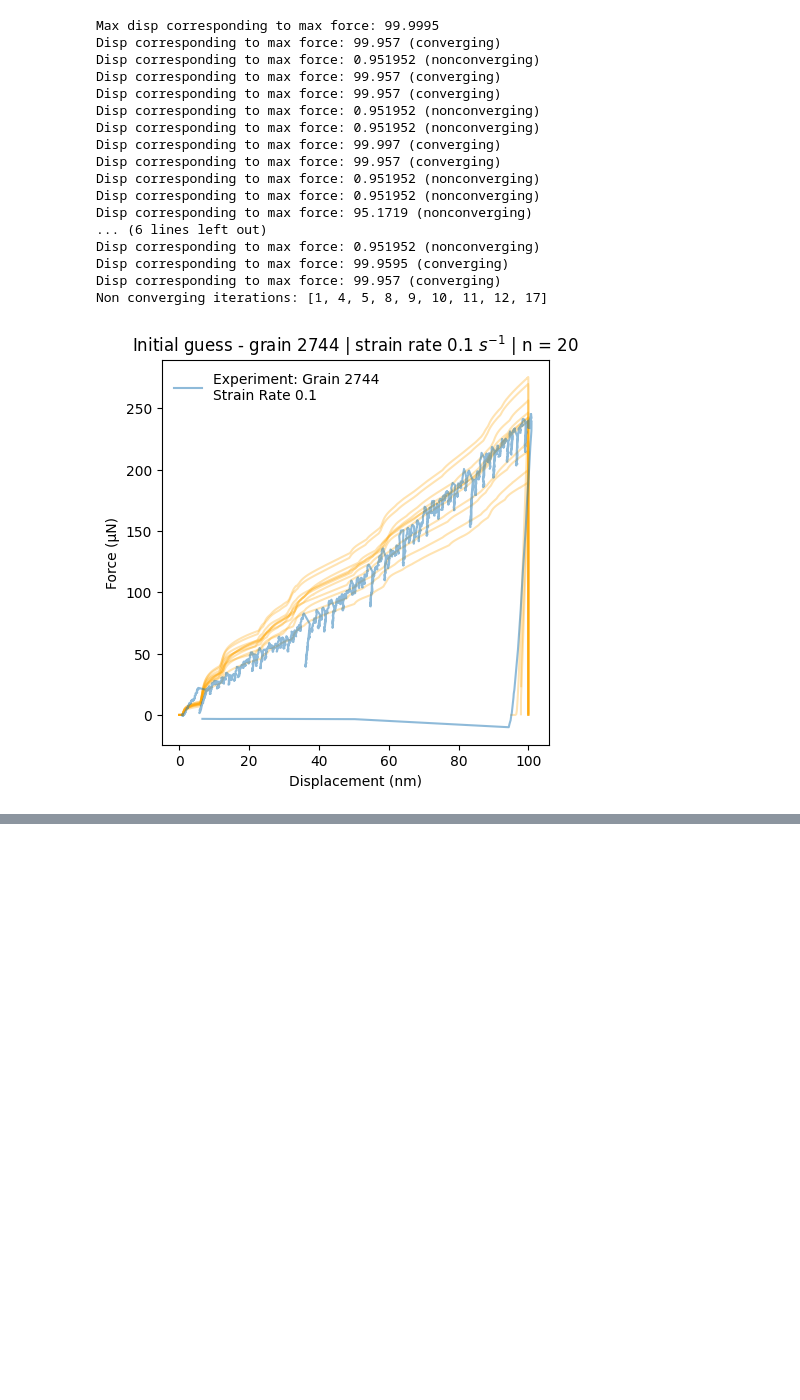
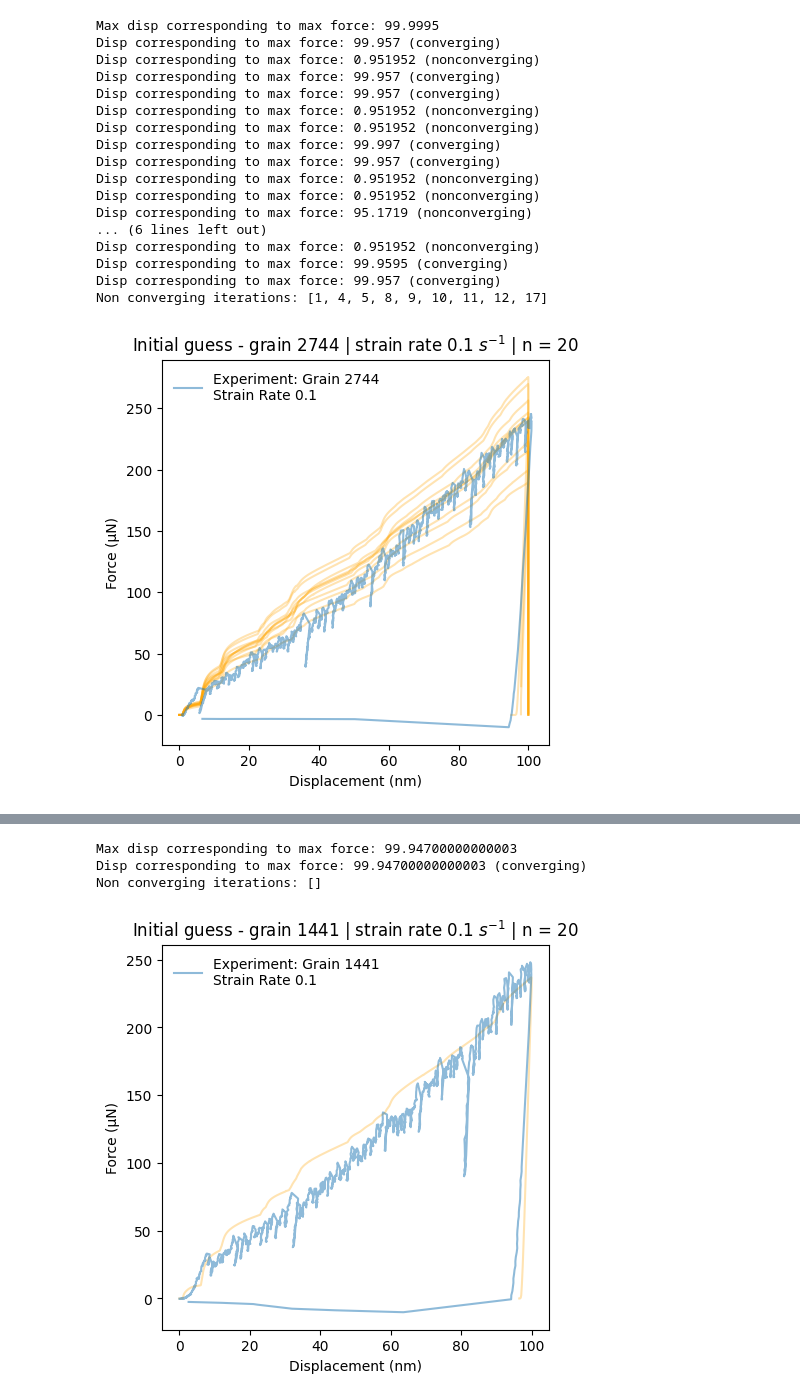
Before and after one commit to LianjGroup/Abaqus-Nanoindentation-Project, a Jupyter notebook: notebooks/plot_FD_Curves_initial.ipynb, the cells around one changed output, grey strips where cells are left out. Saved outputs shown, nothing was run; the diff lists cells and outputs as text; code cells hidden in the pictures; blank space fills up the shorter version.

Commit message:
fixing the unit problem

```diff
--- a/notebooks/plot_FD_Curves_initial.ipynb
+++ b/notebooks/plot_FD_Curves_initial.ipynb
@@ -255,3 +257,60 @@ Disp corresponding to max force: 98.9667 (converging)
 Disp corresponding to max force: 99.97919999999999 (converging)
 Non converging iterations: [1, 3, 4, 5, 8, 9, 12, 14, 17]
 [figure]
+# %%
+FD_Curves = np.load(f"{resultPath}/grain_1441_sr_0p1/iteration/common/FD_Curves.npy", allow_pickle=True).tolist()
+
+# Converting the unit
+for params, dispForce in FD_Curves.items():
+    dispForce["displacement"] = dispForce["displacement"] * 1e9
+    dispForce["force"] = dispForce["force"] * 1e6
+
+maxDispCorrespondingToMaxForce = -np.inf
+
+for params, dispForce in FD_Curves.items():
+    disp = dispForce["displacement"]
+    force = dispForce["force"]
+    if maxDispCorrespondingToMaxForce < disp[np.argmax(force)]:
+        maxDispCorrespondingToMaxForce = disp[np.argmax(force)]
+
+print(f"Max disp corresponding to max force: {maxDispCorrespondingToMaxForce}")
+
+nonconverging_iters = []
+
+for i, (params, dispForce) in enumerate(FD_Curves.items()):
+    disp = dispForce["displacement"]
+    force = dispForce["force"]
+    dispCorrespondingToMaxForce = disp[np.argmax(force)]
+    if dispCorrespondingToMaxForce < maxDispCorrespondingToMaxForce - 2:
+        nonconverging_iters.append(i)
+        print(f"Disp corresponding to max force: {disp[np.argmax(force)]} (nonconverging)")
+    else:
+        print(f"Disp corresponding to max force: {disp[np.argmax(force)]} (converging)")
+        # plt.plot(disp, force, color="orange", alpha=0.3)
+
+plt.figure(figsize=(5,5))
+
+for i, (params, dispForce) in enumerate(FD_Curves.items()):
+    disp = dispForce["displacement"]
+    force = dispForce["force"]
+    if i not in nonconverging_iters:
+        plt.plot(disp, force, color="orange", alpha=0.3)
+
+data = pd.read_excel(f"{targetPath}/grain_1441_sr_0p1/FD_Curve.xlsx", engine='openpyxl')
+
+expForce = data["force/microN"]
+expDisplacement = data["displacement/nm"]
+
+plt.plot(expDisplacement, expForce, label=f"Experiment: Grain 1441\nStrain Rate 0.1", alpha=0.5)
+plt.xlabel("Displacement (nm)")
+plt.ylabel("Force (µN)")
+plt.legend(frameon=False)
+
+plt.title(r"Initial guess - grain 1441 | strain rate 0.1 $s^{-1}$ | n = 20")
+
+print(f"Non converging iterations: {nonconverging_iters}")
+# %% [output]
+Max disp corresponding to max force: 99.94700000000003
+Disp corresponding to max force: 99.94700000000003 (converging)
+Non converging iterations: []
+[figure, added]
```
Also changed, not shown: parts of 4 cells of this notebook, 43 other files.
